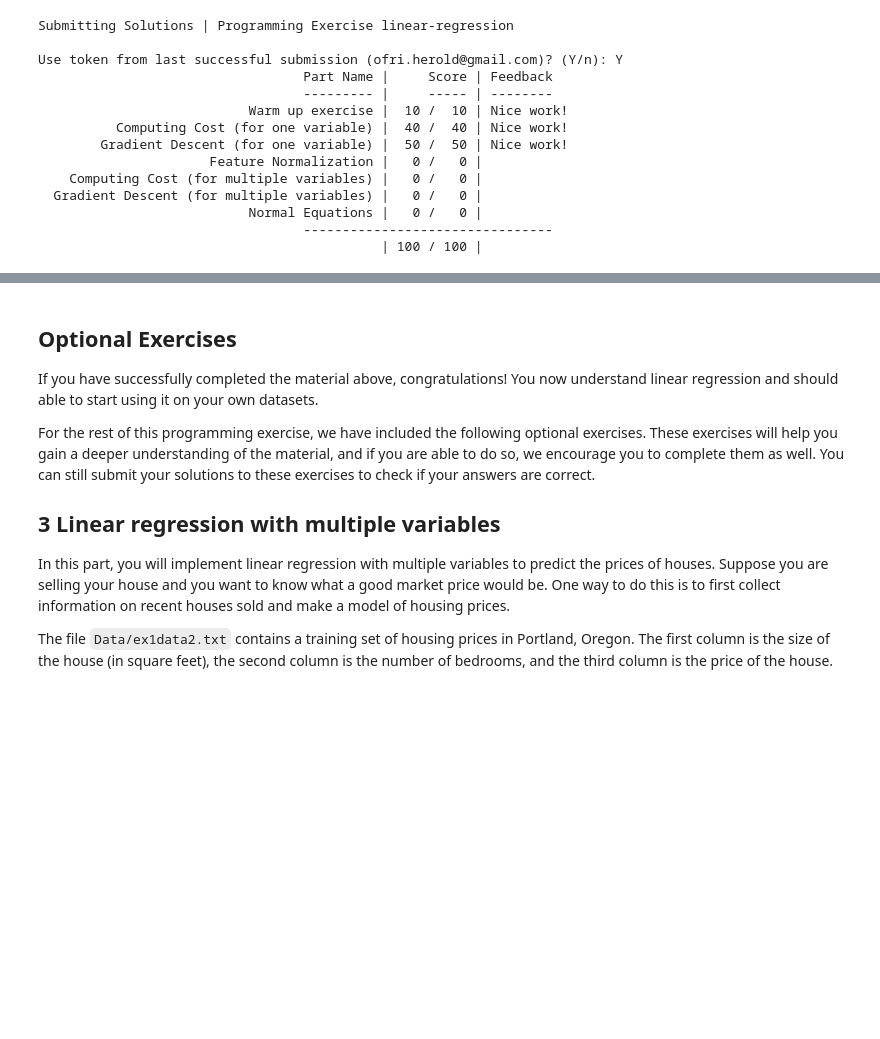
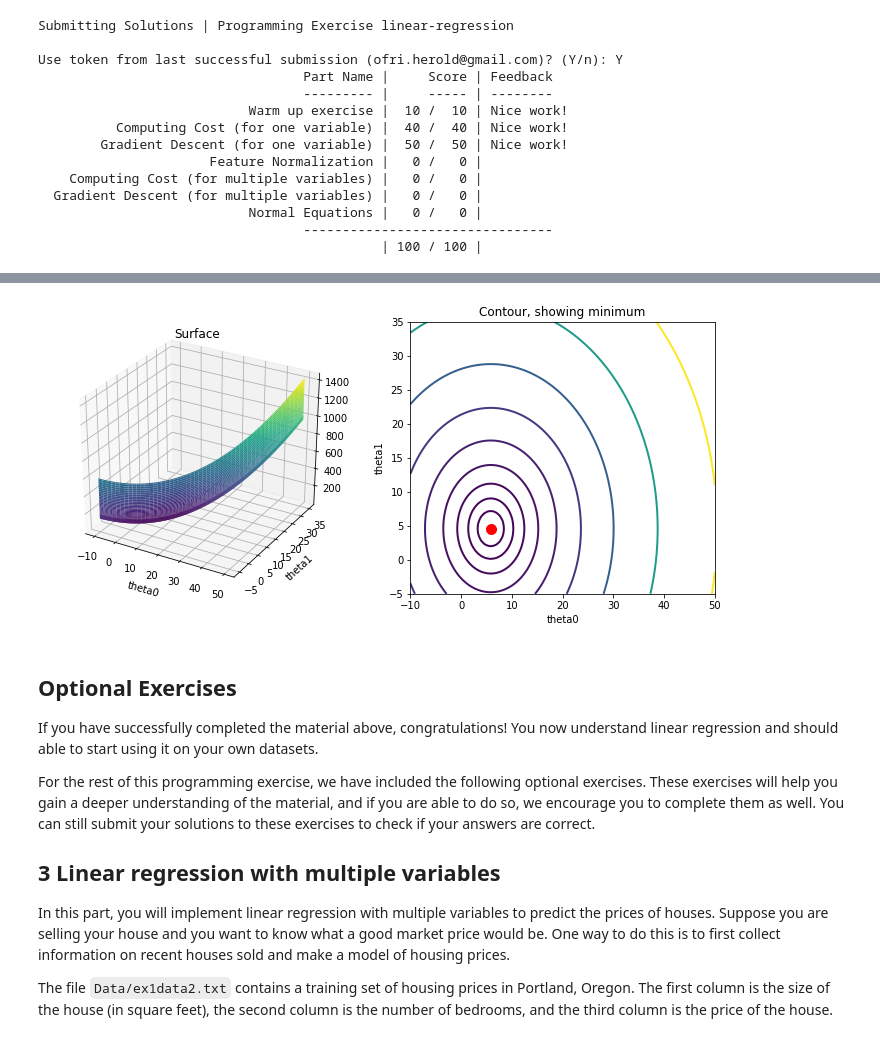
Before and after one commit to Hofled/ml-coursera-python-assignments, a Jupyter notebook: Exercise1/exercise1.ipynb, the cells around one changed output, grey strips where cells are left out. Drawn from its saved outputs; the diff is of its cells as text; code cells hidden in the pictures; blank space fills up the shorter version.

```diff
--- a/Exercise1/exercise1.ipynb
+++ b/Exercise1/exercise1.ipynb
@@ -534,38 +533,40 @@ In the next cell, the code is set up to calculate $J(\theta)$ over a grid of val
 The purpose of these graphs is to show you how $J(\theta)$ varies with changes in $\theta_0$ and $\theta_1$. The cost function $J(\theta)$ is bowl-shaped and has a global minimum. (This is easier to see in the contour plot than in the 3D surface plot). This minimum is the optimal point for $\theta_0$ and $\theta_1$, and each step of gradient descent moves closer to this point.
 # %%
 # grid over which we will calculate J
-theta0_vals = np.linspace(-10, 10, 100)
-theta1_vals = np.linspace(-1, 4, 100)
+theta0_vals = np.linspace(-10, 50, 100)
+theta1_vals = np.linspace(-5, 35, 100)
 
 # initialize J_vals to a matrix of 0's
 J_vals = np.zeros((theta0_vals.shape[0], theta1_vals.shape[0]))
 
 # Fill out J_vals
 for i, theta0 in enumerate(theta0_vals):
     for j, theta1 in enumerate(theta1_vals):
-        J_vals[i, j] = computeCost(X, y, [theta0, theta1])
+        J_vals[i, j] = computeCost(norm_X, y, [theta0, theta1])
 
 # Because of the way meshgrids work in the surf command, we need to
 # transpose J_vals before calling surf, or else the axes will be flipped
 J_vals = J_vals.T
 
 # surface plot
 fig = pyplot.figure(figsize=(12, 5))
 ax = fig.add_subplot(121, projection='3d')
 ax.plot_surface(theta0_vals, theta1_vals, J_vals, cmap='viridis')
 pyplot.xlabel('theta0')
 pyplot.ylabel('theta1')
 pyplot.title('Surface')
 
 # contour plot
 # Plot J_vals as 15 contours spaced logarithmically between 0.01 and 100
 ax = pyplot.subplot(122)
 pyplot.contour(theta0_vals, theta1_vals, J_vals, linewidths=2, cmap='viridis', levels=np.logspace(-2, 3, 20))
 pyplot.xlabel('theta0')
 pyplot.ylabel('theta1')
 pyplot.plot(theta[0], theta[1], 'ro', ms=10, lw=2)
 pyplot.title('Contour, showing minimum')
 pass
+# %% [output]
+[figure, added]
 # %% [markdown]
 ## Optional Exercises
 
```
Also changed, not shown: parts of 16 cells of this notebook.
